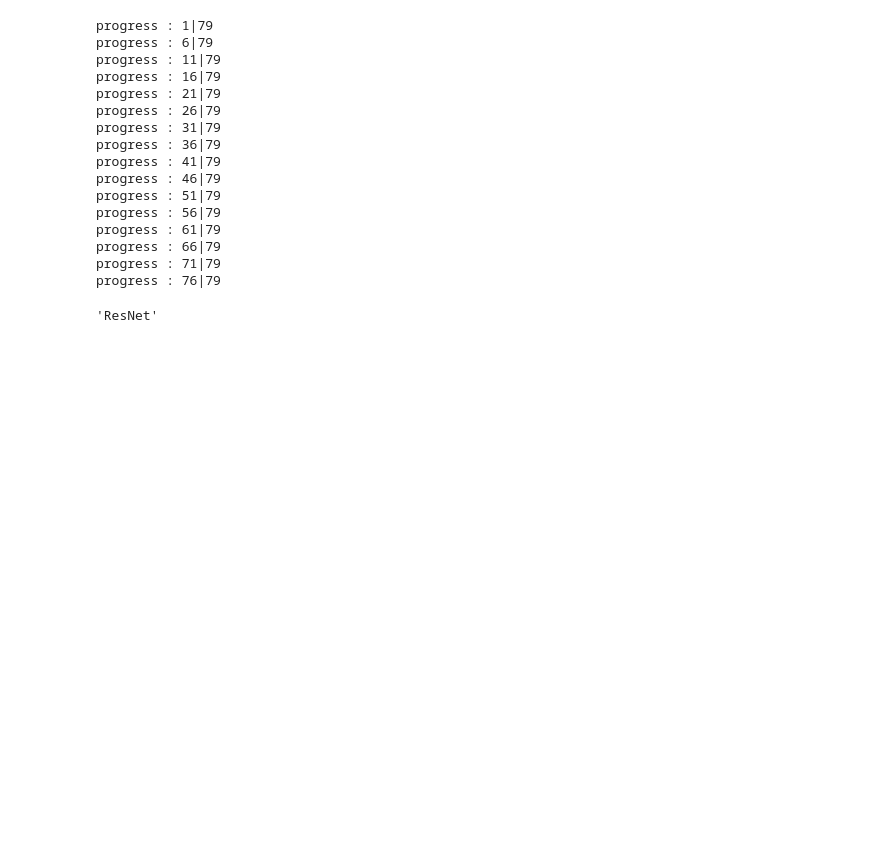
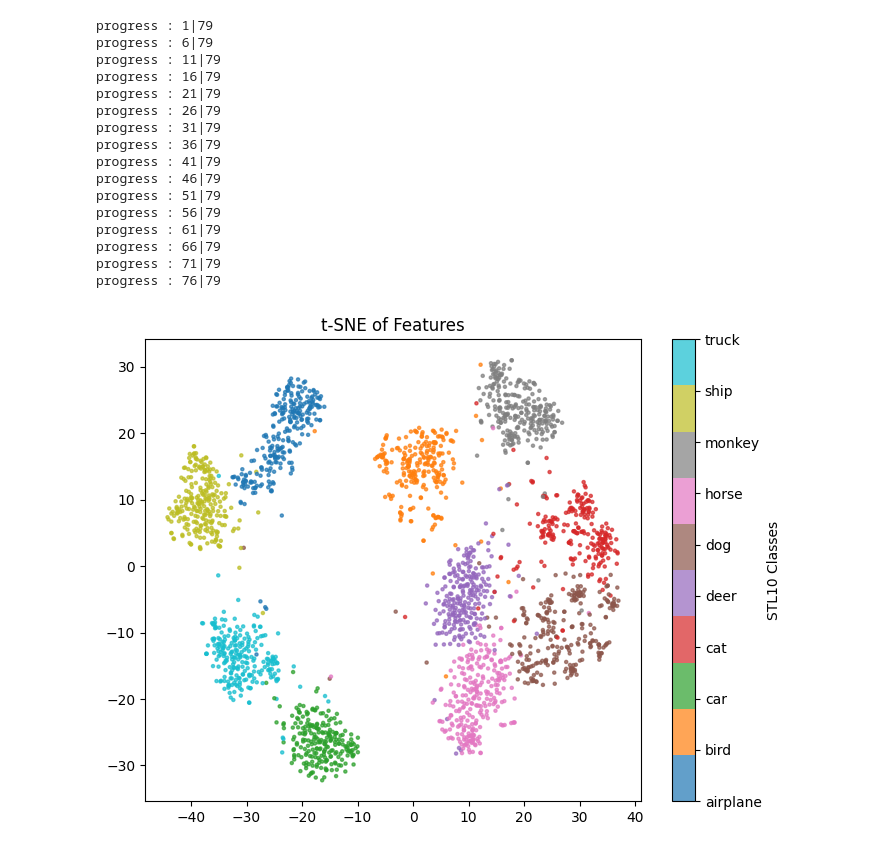
Before and after one commit to Zapy67/ATML-PA-1, a Jupyter notebook: Task1/task_1.ipynb, the cells around one changed output. Drawn from its saved outputs; the diff is of its cells as text; code cells hidden in the pictures; blank space fills up the shorter version.

Commit message:
added visualization

```diff
--- a/Task1/task_1.ipynb
+++ b/Task1/task_1.ipynb
@@ -355,14 +356,13 @@ Error:
 def get_features(model:nn.Module, dataset:torch.utils.data.Dataset, type:str, batchsize:int =64, device:torch.device="cpu"):
 
     features = []
-
     def pre_forward_hook_fn(module, input,):
         features.append(input[0].detach().cpu())
 
     if type == "resnet":
         handle = model.fc.register_forward_pre_hook(pre_forward_hook_fn,)
     elif type == "vit":
-        handle = model.fc.register_forward_pre_hook(pre_forward_hook_fn,)
+        handle = model.heads.head.register_forward_pre_hook(pre_forward_hook_fn,)
 
     model.eval()
     model.to(device)
@@ -381,6 +381,26 @@ def get_features(model:nn.Module, dataset:torch.utils.data.Dataset, type:str, ba
         handle.remove()
 
     return torch.cat(features, dim=0), torch.cat(labels, dim=0)
+
+def tsne_plot(latents, labels, num_samples=1000, perplexity=30):
+    if latents.shape[0] > num_samples:
+        idx = torch.randperm(latents.shape[0])[:num_samples]
+        latents = latents[idx]
+        labels = labels[idx]
+
+    tsne = TSNE(n_components=2, perplexity=perplexity, init='pca', random_state=3231)
+
+    z_embed = tsne.fit_transform(latents)
+
+    plt.figure(figsize=(8, 6))
+    scatter = plt.scatter(z_embed[:, 0], z_embed[:, 1], c=labels, cmap="tab10", s=5, alpha=0.7)
+    cbar = plt.colorbar(scatter, ticks=range(10))
+    cbar.ax.set_yticklabels(classes)
+    cbar.set_label("STL10 Classes")
+
+    plt.title("t-SNE of Features")
+    # plt.savefig("figures/VAE_TSNE.png", dpi=300, bbox_inches='tight')
+    # plt.close()
 # %%
 model = resnet50(weights=ResNet50_Weights.IMAGENET1K_V1)
 # %%
@@ -403,6 +423,6 @@ progress : 66|79
 progress : 71|79
 progress : 76|79
 # %%
-model.__class__.__name__
+tsne_plot(features, labels, num_samples=2500, perplexity=50)
 # %% [output]
-'ResNet'
+[figure, added]
```
Also changed, not shown: parts of 4 cells of this notebook.
